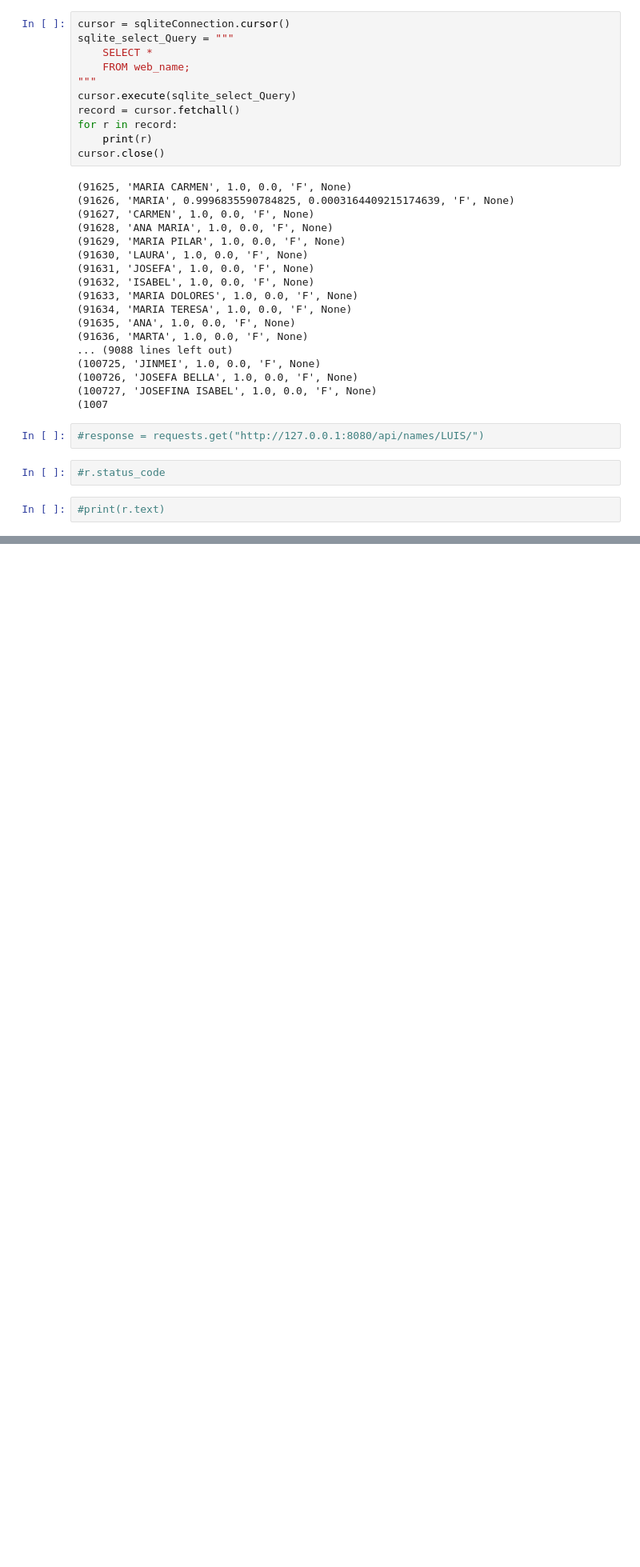
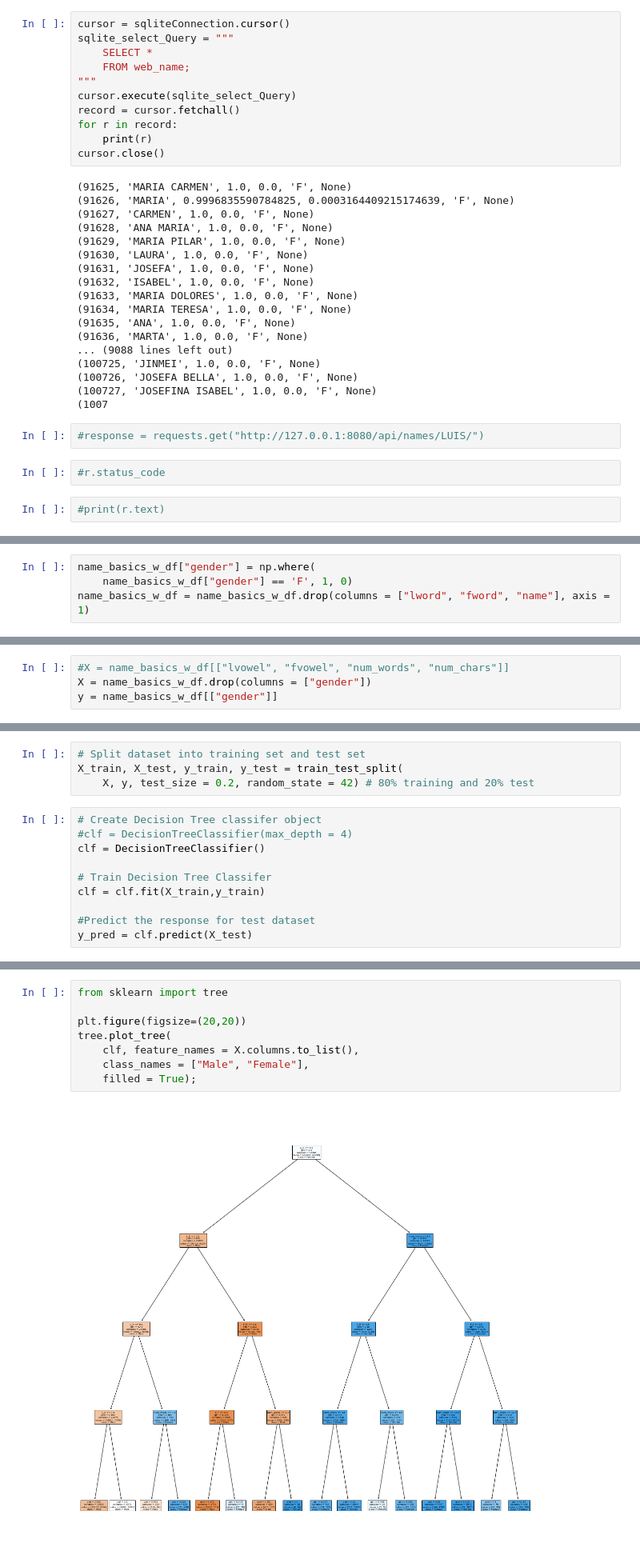
Before and after one commit to sugus-labs/data-science-the-bridge, a Jupyter notebook: 3-machine-learning/sugus/setup.ipynb, the cells around one changed output, grey strips where cells are left out. Shown at 80% size. Saved outputs shown, nothing was run; the diff lists cells and outputs as text; blank space fills up the shorter version.

```diff
--- a/3-machine-learning/sugus/setup.ipynb
+++ b/3-machine-learning/sugus/setup.ipynb
@@ -358,0 +409,4 @@ name_basics_df.head()
+# %%
+name_basics_w_df["gender"] = np.where(
+    name_basics_w_df["gender"] == 'F', 1, 0)
+name_basics_w_df = name_basics_w_df.drop(columns = ["lword", "fword", "name"], axis = 1)
@@ -358,0 +423,4 @@ name_basics_df.head()
+# %%
+#X = name_basics_w_df[["lvowel", "fvowel", "num_words", "num_chars"]]
+X = name_basics_w_df.drop(columns = ["gender"])
+y = name_basics_w_df[["gender"]]
@@ -358,0 +431,14 @@ name_basics_df.head()
+# %%
+# Split dataset into training set and test set
+X_train, X_test, y_train, y_test = train_test_split(
+    X, y, test_size = 0.2, random_state = 42) # 80% training and 20% test
+# %%
+# Create Decision Tree classifer object
+#clf = DecisionTreeClassifier(max_depth = 4)
+clf = DecisionTreeClassifier()
+
+# Train Decision Tree Classifer
+clf = clf.fit(X_train,y_train)
+
+#Predict the response for test dataset
+y_pred = clf.predict(X_test)
@@ -358,0 +515,10 @@ name_basics_df.head()
+# %%
+from sklearn import tree
+
+plt.figure(figsize=(20,20))
+tree.plot_tree(
+    clf, feature_names = X.columns.to_list(),
+    class_names = ["Male", "Female"],
+    filled = True);
+# %% [output]
+[figure, added]
```
Also changed, not shown: parts of 31 cells of this notebook.
